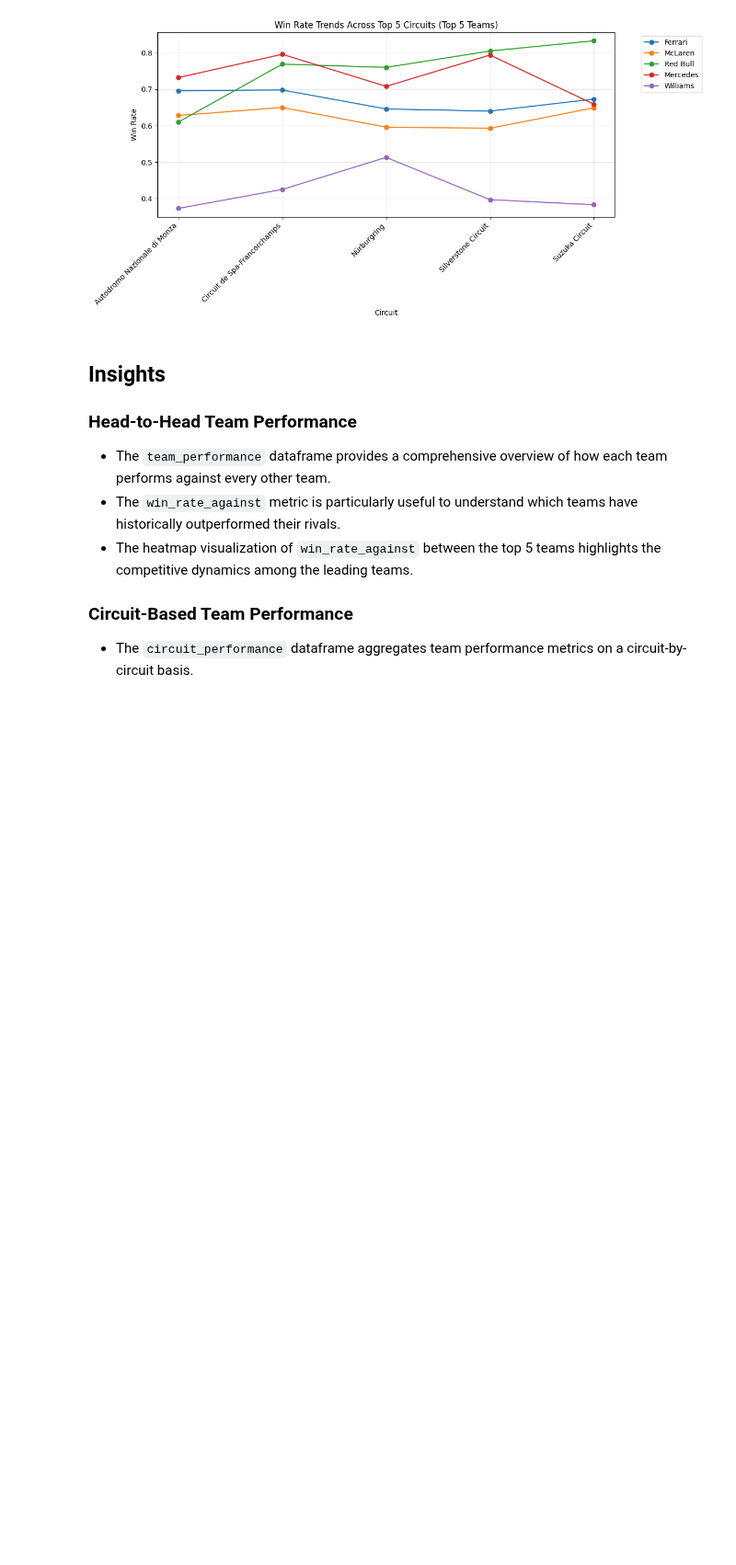
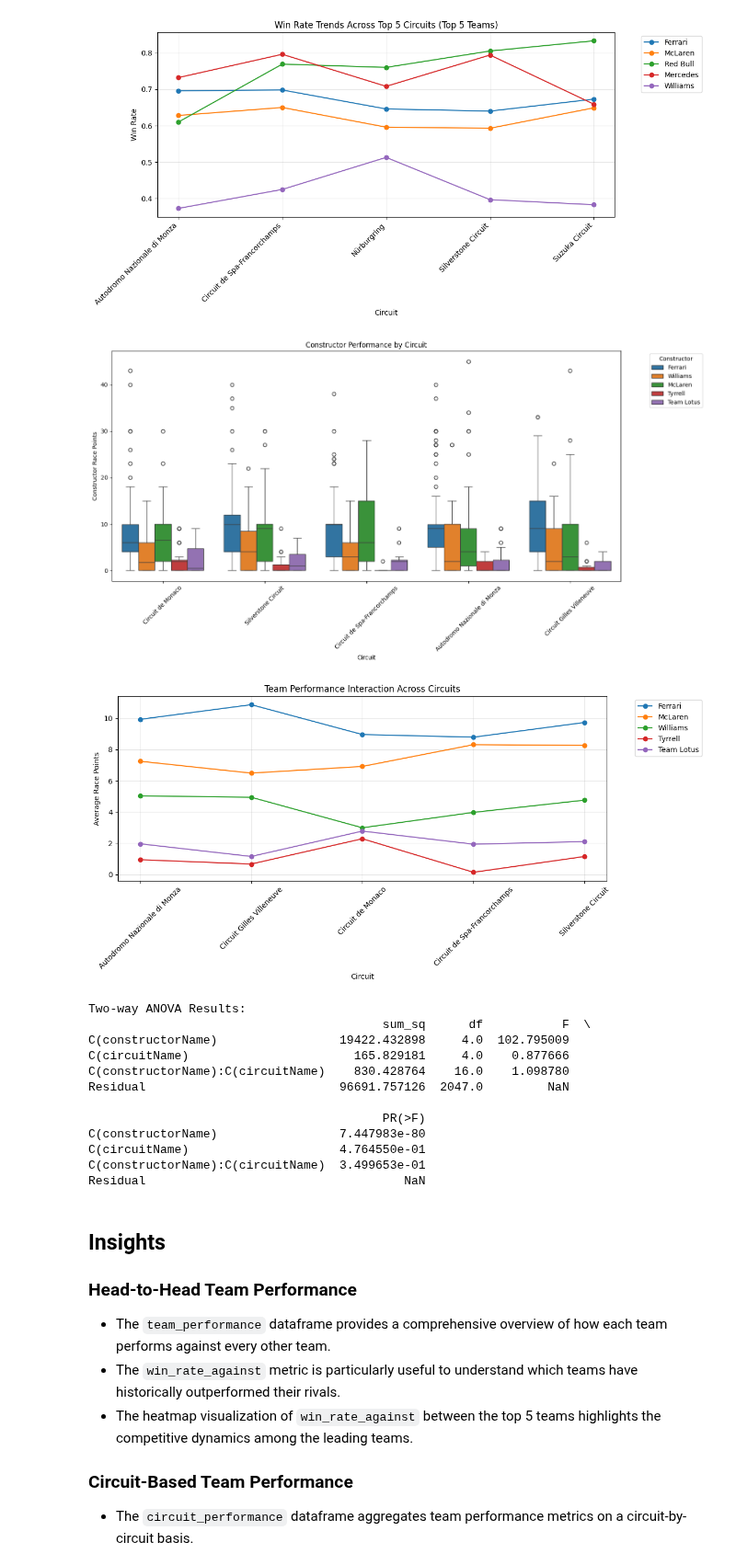
Before and after one commit to yesh-045/Data_Premier_League, a Jupyter notebook: challenges/team_performance_comparsion/model.ipynb, the cells around one changed output. Shown at 92% size. Drawn from its saved outputs; the diff is of its cells as text; code cells hidden in the pictures; blank space fills up the shorter version.

```diff
--- a/challenges/team_performance_comparsion/model.ipynb
+++ b/challenges/team_performance_comparsion/model.ipynb
@@ -6,7 +6,7 @@ import seaborn as sns
 import statsmodels.api as sm
 import statsmodels.formula.api as smf
 # %%
-data_df = pd.read_csv('../../../data/processed/fully_integrated_data.csv')
+data_df = pd.read_csv('../../data/processed/fully_integrated_data.csv')
 data_df.columns
 # %% [output]
 Index(['raceId', 'season', 'raceNumber', 'circuitId', 'prixName', 'raceDate',
@@ -265,6 +265,72 @@ def plot_team_circuit_trends(circuit_performance):
 plot_team_circuit_trends(circuit_performance)
 # %% [output]
 [figure]
+# %%
+#  Prepare data for Two-way ANOVA
+def perform_two_way_anova(data_df_compare):
+    # Select top teams and circuits for analysis
+    top_teams = data_df_compare['constructorName'].value_counts().nlargest(5).index
+    top_circuits = data_df_compare['circuitName'].value_counts().nlargest(5).index
+
+    anova_data = data_df_compare[
+        (data_df_compare['constructorName'].isin(top_teams)) &
+        (data_df_compare['circuitName'].isin(top_circuits))
+    ].copy()
+
+    # Create the model
+    model = smf.ols('constructorRacePoints ~ C(constructorName) + C(circuitName) + C(constructorName):C(circuitName)',
+                    data=anova_data).fit()
+
+    # Perform ANOVA
+    anova_table = sm.stats.anova_lm(model, typ=2)
+
+    # Visualization of interaction effects
+    plt.figure(figsize=(15, 8))
+    sns.boxplot(x='circuitName', y='constructorRacePoints', hue='constructorName', data=anova_data)
+    plt.xticks(rotation=45)
+    plt.title('Constructor Performance by Circuit')
+    plt.xlabel('Circuit')
+    plt.ylabel('Constructor Race Points')
+    plt.legend(title='Constructor', bbox_to_anchor=(1.05, 1), loc='upper left')
+    plt.tight_layout()
+    plt.show()
+
+    # Interaction plot
+    plt.figure(figsize=(12, 6))
+    for team in top_teams:
+        team_data = anova_data[anova_data['constructorName'] == team].groupby('circuitName')['constructorRacePoints'].mean()
+        plt.plot(team_data.index, team_data.values, marker='o', label=team)
+
+    plt.title('Team Performance Interaction Across Circuits')
+    plt.xlabel('Circuit')
+    plt.ylabel('Average Race Points')
+    plt.xticks(rotation=45)
+    plt.legend(bbox_to_anchor=(1.05, 1), loc='upper left')
+    plt.grid(True, alpha=0.3)
+    plt.tight_layout()
+    plt.show()
+
+    return anova_table
+
+# Perform the analysis
+anova_results = perform_two_way_anova(data_df)
+print("\nTwo-way ANOVA Results:")
+print(anova_results)
+# %% [output]
+[figure, added]
+[figure, added]
+Two-way ANOVA Results:
+                                         sum_sq      df           F  \
+C(constructorName)                 19422.432898     4.0  102.795009
+C(circuitName)                       165.829181     4.0    0.877666
+C(constructorName):C(circuitName)    830.428764    16.0    1.098780
+Residual                           96691.757126  2047.0         NaN
+
+                                         PR(>F)
+C(constructorName)                 7.447983e-80
+C(circuitName)                     4.764550e-01
+C(constructorName):C(circuitName)  3.499653e-01
+Residual                                    NaN
 # %% [markdown]
 ## Insights
 
```
Also changed, not shown: parts of 1 cell of this notebook, 15 other files.
